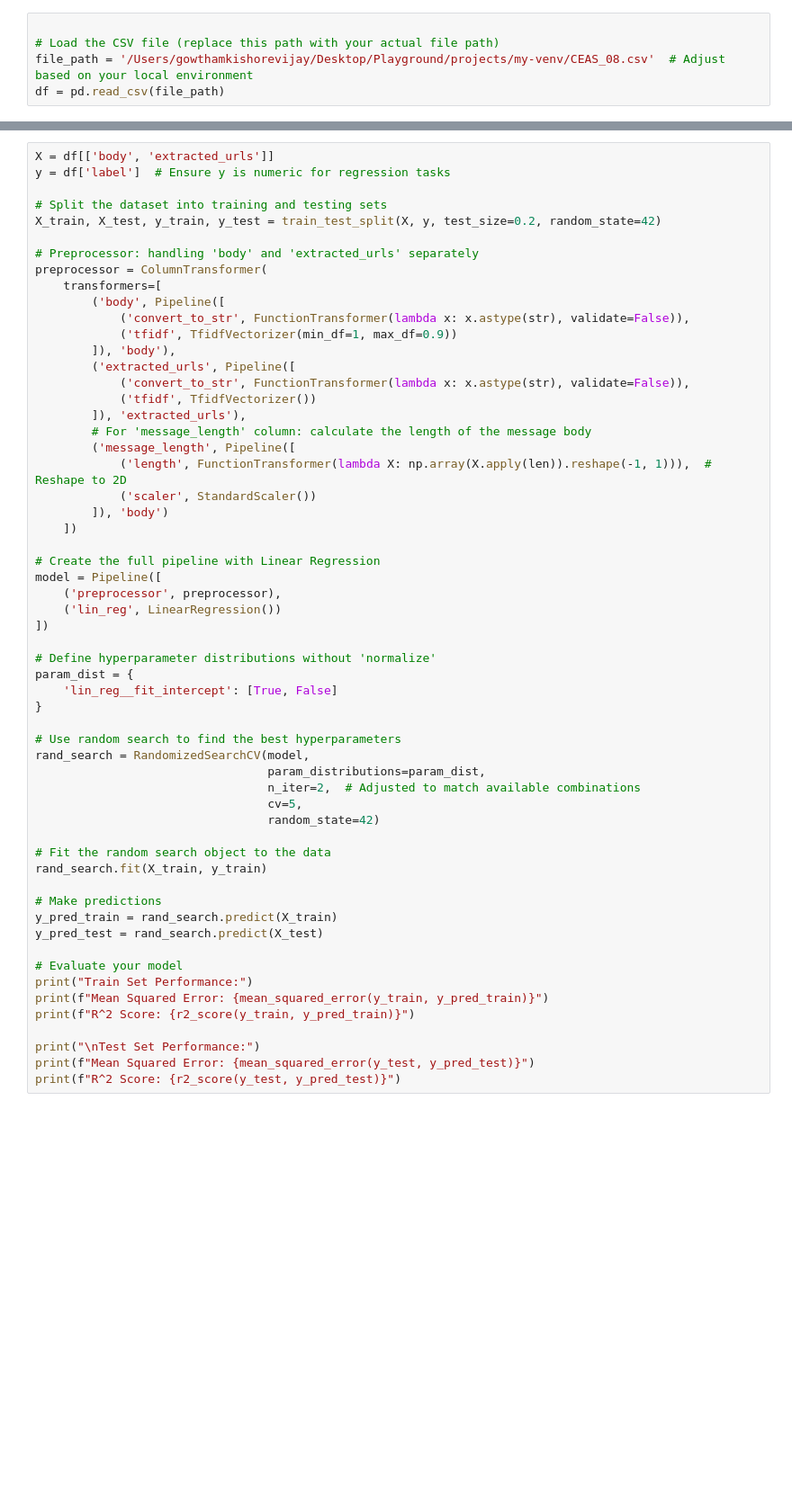
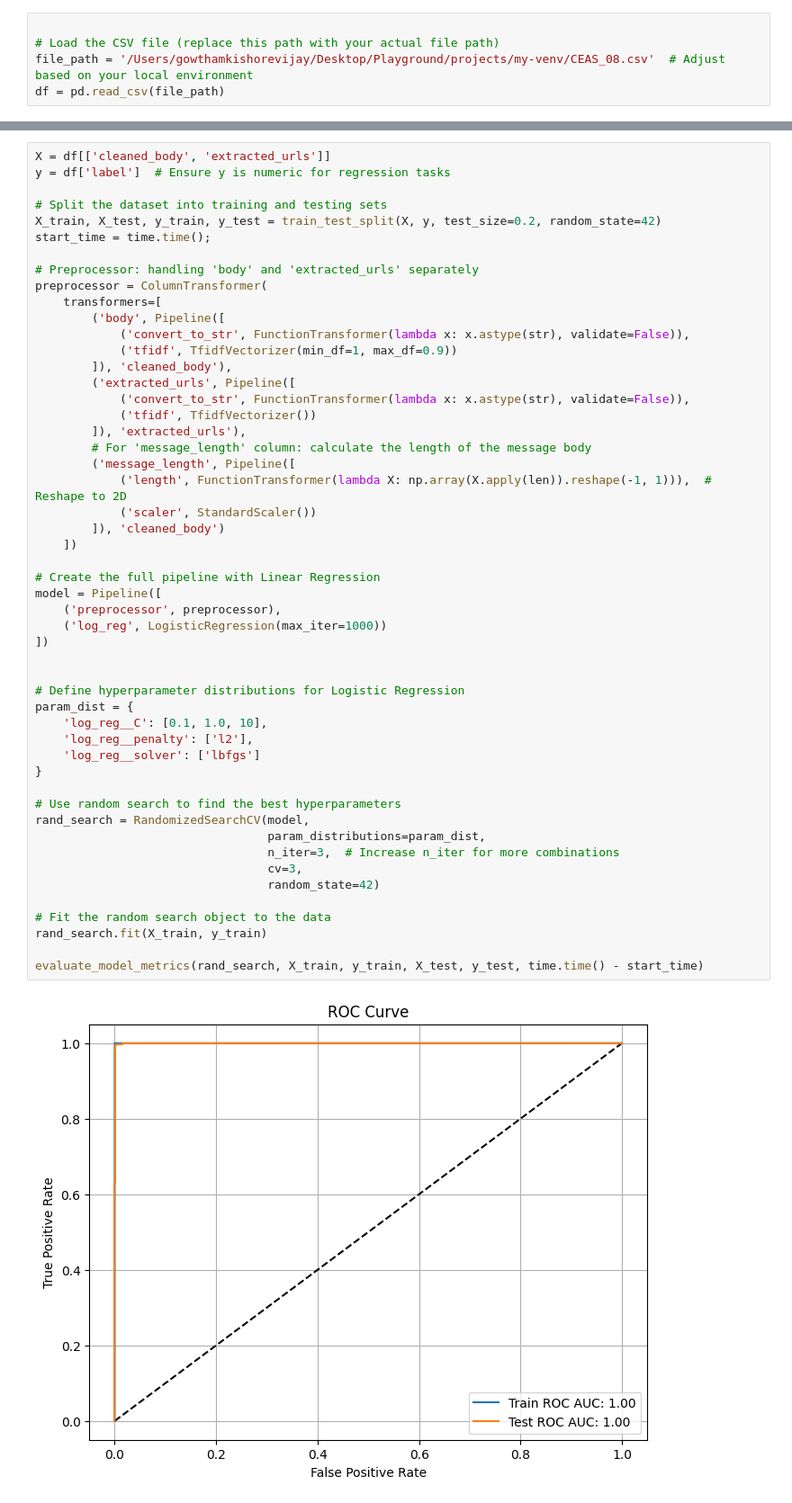
Before and after one commit to CSE-5160/classification-algorithms-, a Jupyter notebook: classification.ipynb, the cells around one changed output, grey strips where cells are left out. Shown at 90% size. Saved outputs shown, nothing was run; the diff lists cells and outputs as text; blank space fills up the shorter version.

```diff
--- a/classification.ipynb
+++ b/classification.ipynb
@@ -86,58 +286,53 @@ print(df[['sender', 'subject', 'body', 'extracted_urls', 'label']].head())
 # %%
-X = df[['body', 'extracted_urls']]
+X = df[['cleaned_body', 'extracted_urls']]
 y = df['label']  # Ensure y is numeric for regression tasks
 
 # Split the dataset into training and testing sets
 X_train, X_test, y_train, y_test = train_test_split(X, y, test_size=0.2, random_state=42)
+start_time = time.time();
 
 # Preprocessor: handling 'body' and 'extracted_urls' separately
 preprocessor = ColumnTransformer(
     transformers=[
         ('body', Pipeline([
             ('convert_to_str', FunctionTransformer(lambda x: x.astype(str), validate=False)),
             ('tfidf', TfidfVectorizer(min_df=1, max_df=0.9))
-        ]), 'body'),
+        ]), 'cleaned_body'),
         ('extracted_urls', Pipeline([
             ('convert_to_str', FunctionTransformer(lambda x: x.astype(str), validate=False)),
             ('tfidf', TfidfVectorizer())
         ]), 'extracted_urls'),
         # For 'message_length' column: calculate the length of the message body
         ('message_length', Pipeline([
             ('length', FunctionTransformer(lambda X: np.array(X.apply(len)).reshape(-1, 1))),  # Reshape to 2D
             ('scaler', StandardScaler())
-        ]), 'body')
+        ]), 'cleaned_body')
     ])
 
 # Create the full pipeline with Linear Regression
 model = Pipeline([
     ('preprocessor', preprocessor),
-    ('lin_reg', LinearRegression())
+    ('log_reg', LogisticRegression(max_iter=1000))
 ])
 
-# Define hyperparameter distributions without 'normalize'
+
+# Define hyperparameter distributions for Logistic Regression
 param_dist = {
-    'lin_reg__fit_intercept': [True, False]
+    'log_reg__C': [0.1, 1.0, 10],
+    'log_reg__penalty': ['l2'],
+    'log_reg__solver': ['lbfgs']
 }
 
 # Use random search to find the best hyperparameters
 rand_search = RandomizedSearchCV(model,
                                  param_distributions=param_dist,
-                                 n_iter=2,  # Adjusted to match available combinations
-                                 cv=5,
+                                 n_iter=3,  # Increase n_iter for more combinations
+                                 cv=3,
                                  random_state=42)
 
 # Fit the random search object to the data
 rand_search.fit(X_train, y_train)
 
-# Make predictions
-y_pred_train = rand_search.predict(X_train)
-y_pred_test = rand_search.predict(X_test)
-
-# Evaluate your model
-print("Train Set Performance:")
-print(f"Mean Squared Error: {mean_squared_error(y_train, y_pred_train)}")
-print(f"R^2 Score: {r2_score(y_train, y_pred_train)}")
-
-print("\nTest Set Performance:")
-print(f"Mean Squared Error: {mean_squared_error(y_test, y_pred_test)}")
-print(f"R^2 Score: {r2_score(y_test, y_pred_test)}")
+evaluate_model_metrics(rand_search, X_train, y_train, X_test, y_test, time.time() - start_time)
+# %% [output]
+[figure, added]
```
Also changed, not shown: parts of 11 cells of this notebook, 2 other files.
